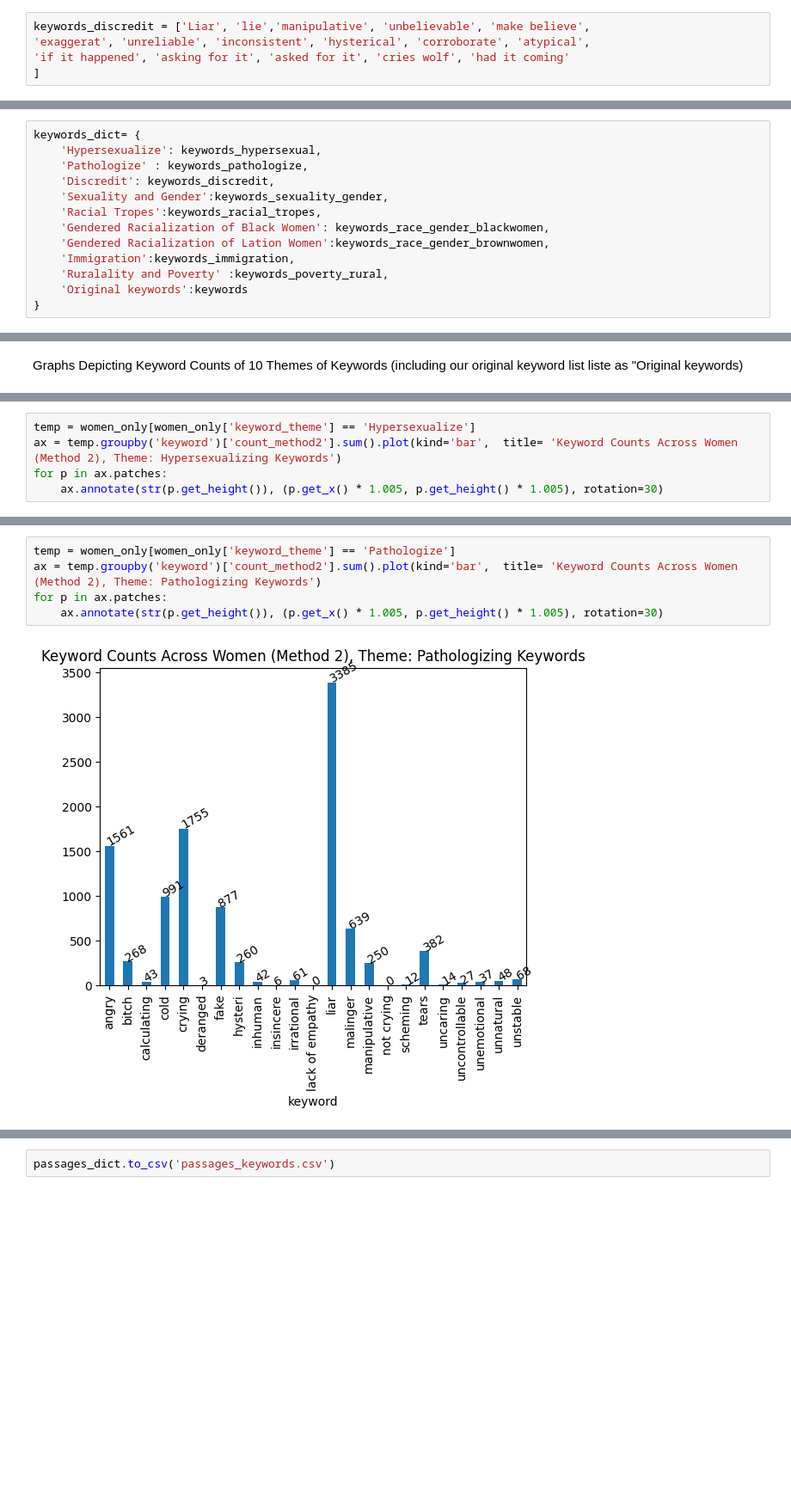
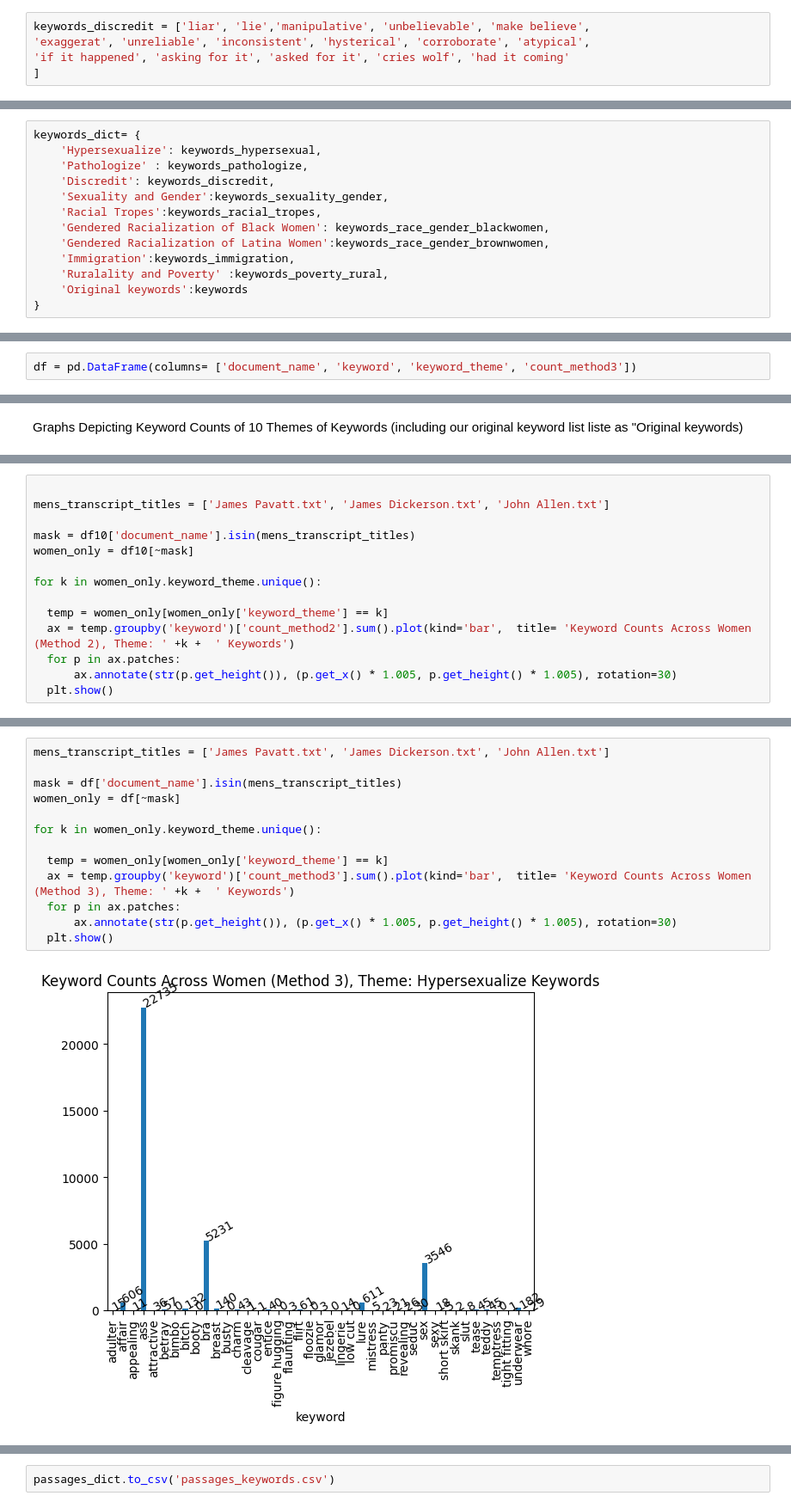
Before and after one commit to camille2019/NLP, a Jupyter notebook: Updated_Keyword_Count_Capital_Trials.ipynb, the cells around one changed output, grey strips where cells are left out. Shown at 86% size. Drawn from its saved outputs; the diff is of its cells as text; blank space fills up the shorter version.

Commit message:
count keywords with 3rd method using string.count()

```diff
--- a/Updated_Keyword_Count_Capital_Trials.ipynb
+++ b/Updated_Keyword_Count_Capital_Trials.ipynb
@@ -57,7 +67,7 @@ keywords_poverty_rural = ['poor', 'welfare', 'poverty', 'lazy', 'cheap',
 'materialistic','acquisitive', 'food stamps'
 ]
 # %%
-keywords_discredit = ['Liar', 'lie','manipulative', 'unbelievable', 'make believe',
+keywords_discredit = ['liar', 'lie','manipulative', 'unbelievable', 'make believe',
 'exaggerat', 'unreliable', 'inconsistent', 'hysterical', 'corroborate', 'atypical',
 'if it happened', 'asking for it', 'asked for it', 'cries wolf', 'had it coming'
 ]
@@ -192,7 +224,7 @@ keywords_dict= {
     'Sexuality and Gender':keywords_sexuality_gender,
     'Racial Tropes':keywords_racial_tropes,
     'Gendered Racialization of Black Women': keywords_race_gender_blackwomen,
-    'Gendered Racialization of Lation Women':keywords_race_gender_brownwomen,
+    'Gendered Racialization of Latina Women':keywords_race_gender_brownwomen,
     'Immigration':keywords_immigration,
     'Ruralality and Poverty' :keywords_poverty_rural,
     'Original keywords':keywords
@@ -205,0 +258,2 @@ passages_dict = pd.DataFrame(columns= ['document_name', 'keyword', 'keyword_them
+# %%
+df = pd.DataFrame(columns= ['document_name', 'keyword', 'keyword_theme', 'count_method3'])
@@ -350,6 +599,15 @@ for p in ax.patches:
 # %%
-temp = women_only[women_only['keyword_theme'] == 'Hypersexualize']
-ax = temp.groupby('keyword')['count_method2'].sum().plot(kind='bar',  title= 'Keyword Counts Across Women (Method 2), Theme: Hypersexualizing Keywords')
-for p in ax.patches:
-    ax.annotate(str(p.get_height()), (p.get_x() * 1.005, p.get_height() * 1.005), rotation=30)
+
+mens_transcript_titles = ['James Pavatt.txt', 'James Dickerson.txt', 'John Allen.txt']
+
+mask = df10['document_name'].isin(mens_transcript_titles)
+women_only = df10[~mask]
+
+for k in women_only.keyword_theme.unique():
+
+  temp = women_only[women_only['keyword_theme'] == k]
+  ax = temp.groupby('keyword')['count_method2'].sum().plot(kind='bar',  title= 'Keyword Counts Across Women (Method 2), Theme: ' +k +  ' Keywords')
+  for p in ax.patches:
+      ax.annotate(str(p.get_height()), (p.get_x() * 1.005, p.get_height() * 1.005), rotation=30)
+  plt.show()
 # %% [output]
@@ -357,7 +624,15 @@ for p in ax.patches:
 # %%
-temp = women_only[women_only['keyword_theme'] == 'Pathologize']
-ax = temp.groupby('keyword')['count_method2'].sum().plot(kind='bar',  title= 'Keyword Counts Across Women (Method 2), Theme: Pathologizing Keywords')
-for p in ax.patches:
-    ax.annotate(str(p.get_height()), (p.get_x() * 1.005, p.get_height() * 1.005), rotation=30)
+mens_transcript_titles = ['James Pavatt.txt', 'James Dickerson.txt', 'John Allen.txt']
+
+mask = df['document_name'].isin(mens_transcript_titles)
+women_only = df[~mask]
+
+for k in women_only.keyword_theme.unique():
+
+  temp = women_only[women_only['keyword_theme'] == k]
+  ax = temp.groupby('keyword')['count_method3'].sum().plot(kind='bar',  title= 'Keyword Counts Across Women (Method 3), Theme: ' +k +  ' Keywords')
+  for p in ax.patches:
+      ax.annotate(str(p.get_height()), (p.get_x() * 1.005, p.get_height() * 1.005), rotation=30)
+  plt.show()
 # %% [output]
-[figure, old version]
+[figure, new version]
```
Also changed, not shown: parts of 31 cells of this notebook.
